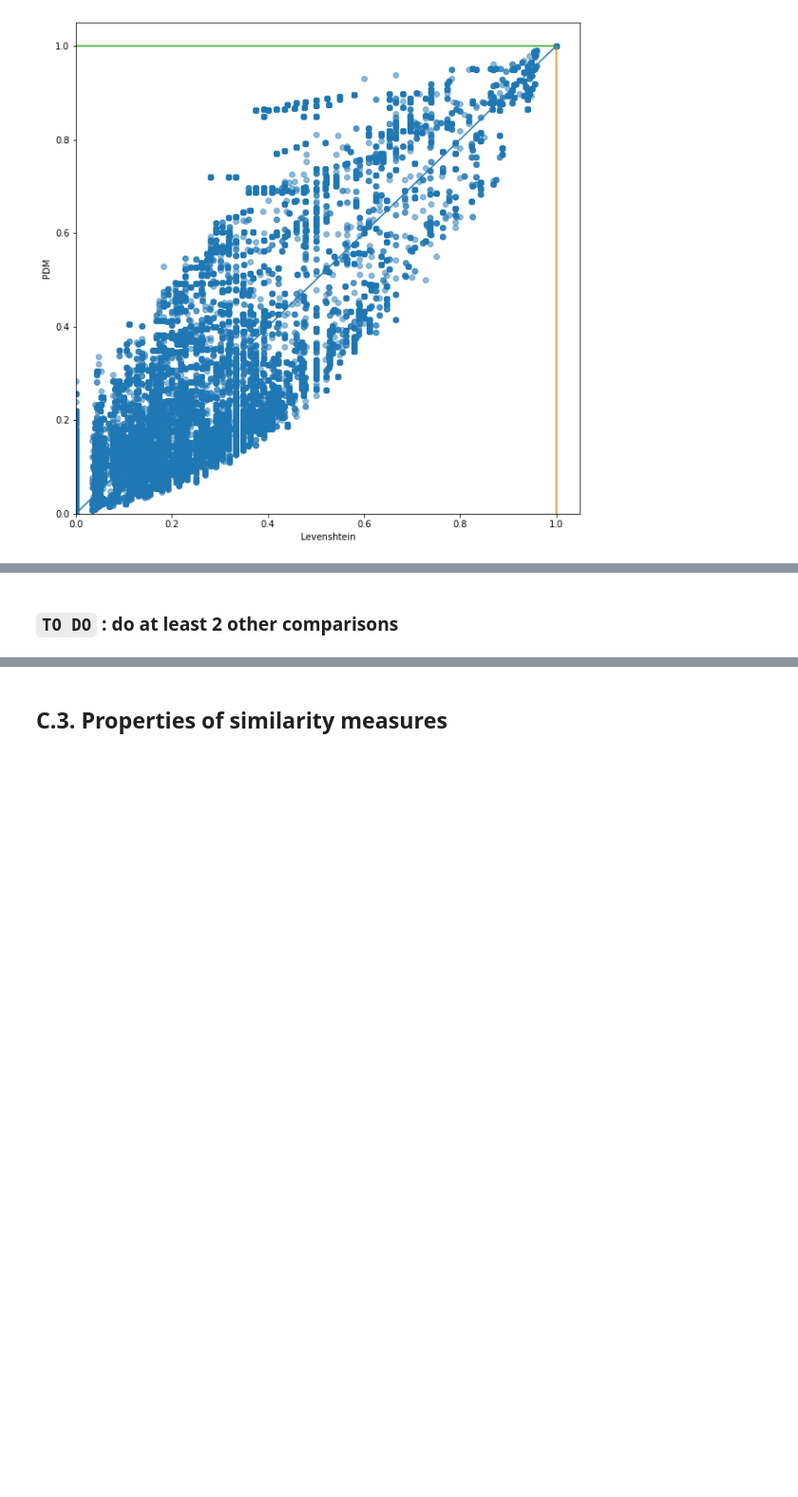
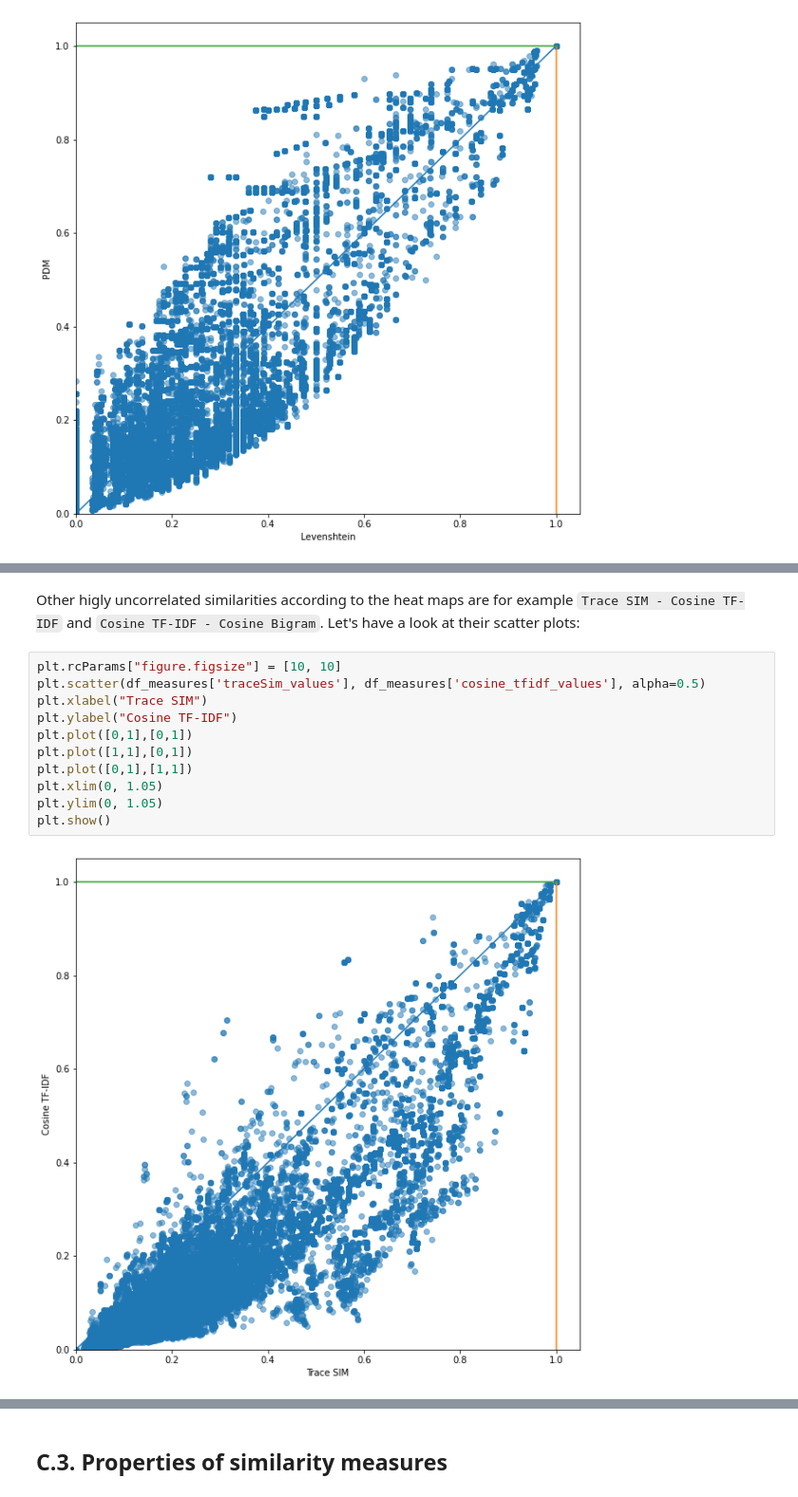
Before and after one commit to oormacheah/DataMining_Project, a Jupyter notebook: project-stack-traces_S.ipynb, the cells around one changed output, grey strips where cells are left out. Shown at 95% size. Cells and saved outputs as stored; diff of their text form; blank space fills up the shorter version.

Commit message:
explanation for the last correlation and some examples of high uncorrelation

```diff
--- a/project-stack-traces_S.ipynb
+++ b/project-stack-traces_S.ipynb
@@ -1613,2 +1613,15 @@ We can see some points in the scatter plot that are not higly correlated. These
-# %% [markdown]
-### `TO DO` : do at least 2 other comparisons
+# %% [markdown]
+Other higly uncorrelated similarities according to the heat maps are for example `Trace SIM - Cosine TF-IDF` and `Cosine TF-IDF - Cosine Bigram`. Let's have a look at their scatter plots:
+# %%
+plt.rcParams["figure.figsize"] = [10, 10]
+plt.scatter(df_measures['traceSim_values'], df_measures['cosine_tfidf_values'], alpha=0.5)
+plt.xlabel("Trace SIM")
+plt.ylabel("Cosine TF-IDF")
+plt.plot([0,1],[0,1])
+plt.plot([1,1],[0,1])
+plt.plot([0,1],[1,1])
+plt.xlim(0, 1.05)
+plt.ylim(0, 1.05)
+plt.show()
+# %% [output]
+[figure, added]
```
Also changed, not shown: parts of 15 cells of this notebook.
